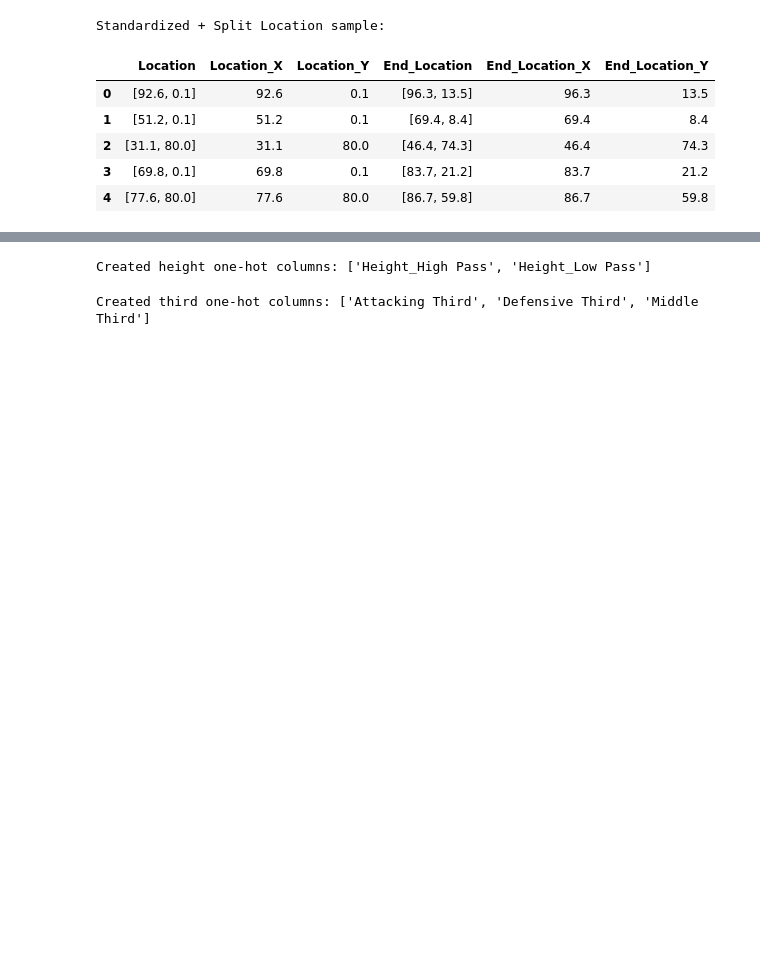
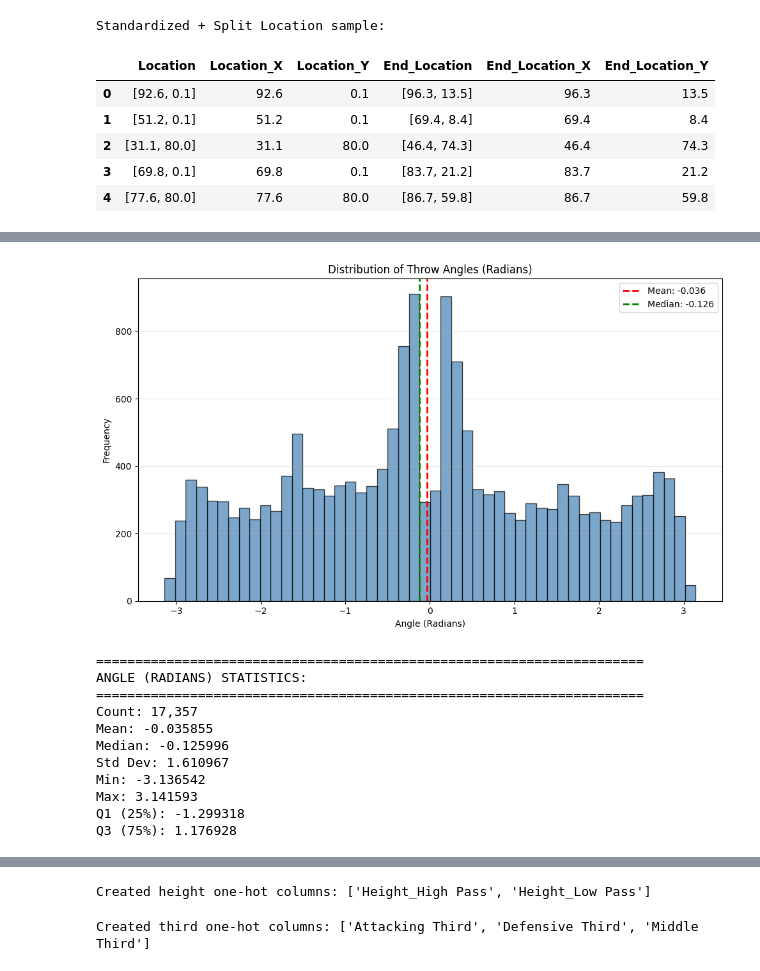
Before and after one commit to hwillif/Throw-in-Project, a Jupyter notebook: HW_Throw-In.ipynb, the cells around one changed output, grey strips where cells are left out. Cells and saved outputs as stored; diff of their text form; code cells hidden in the pictures; blank space fills up the shorter version.

```diff
--- a/HW_Throw-In.ipynb
+++ b/HW_Throw-In.ipynb
@@ -706,0 +644,43 @@ Name: count, dtype: int64
+# %%
+# Distribution histogram of Angle (Radians)
+plt.figure(figsize=(10, 6))
+
+plt.hist(Throws['Angle (Radians)'].dropna(), bins=50, edgecolor='black', alpha=0.7, color='steelblue')
+plt.xlabel('Angle (Radians)')
+plt.ylabel('Frequency')
+plt.title('Distribution of Throw Angles (Radians)')
+plt.grid(axis='y', alpha=0.3)
+
+# Add statistics
+angle_rad = Throws['Angle (Radians)'].dropna()
+plt.axvline(angle_rad.mean(), color='red', linestyle='--', linewidth=2, label=f'Mean: {angle_rad.mean():.3f}')
+plt.axvline(angle_rad.median(), color='green', linestyle='--', linewidth=2, label=f'Median: {angle_rad.median():.3f}')
+plt.legend()
+
+plt.tight_layout()
+plt.show()
+
+print(f"\n{'='*70}")
+print("ANGLE (RADIANS) STATISTICS:")
+print(f"{'='*70}")
+print(f"Count: {len(angle_rad):,}")
+print(f"Mean: {angle_rad.mean():.6f}")
+print(f"Median: {angle_rad.median():.6f}")
+print(f"Std Dev: {angle_rad.std():.6f}")
+print(f"Min: {angle_rad.min():.6f}")
+print(f"Max: {angle_rad.max():.6f}")
+print(f"Q1 (25%): {angle_rad.quantile(0.25):.6f}")
+print(f"Q3 (75%): {angle_rad.quantile(0.75):.6f}")
+# %% [output]
+[figure, added]
+======================================================================
+ANGLE (RADIANS) STATISTICS:
+======================================================================
+Count: 17,357
+Mean: -0.035855
+Median: -0.125996
+Std Dev: 1.610967
+Min: -3.136542
+Max: 3.141593
+Q1 (25%): -1.299318
+Q3 (75%): 1.176928
```
Also changed, not shown: parts of 18 cells of this notebook.
